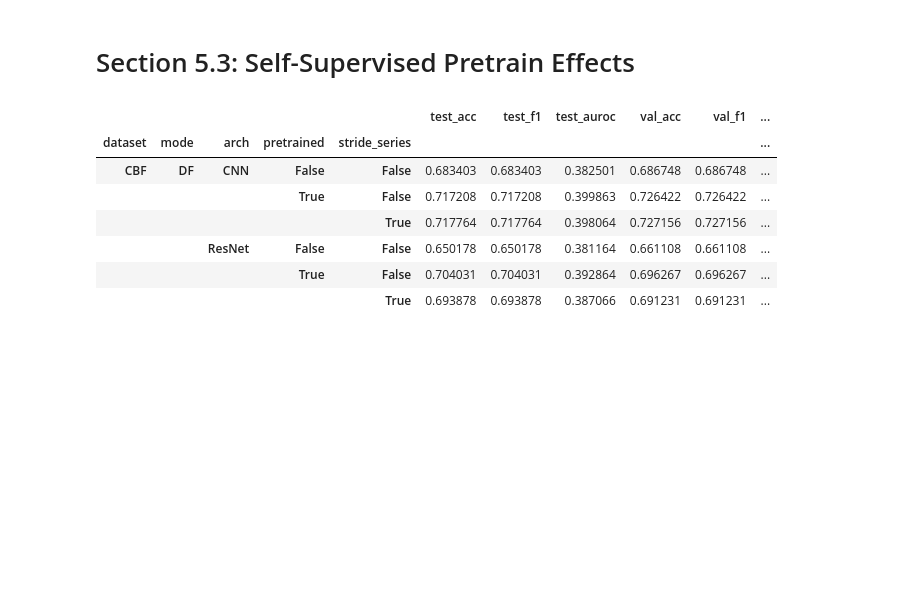
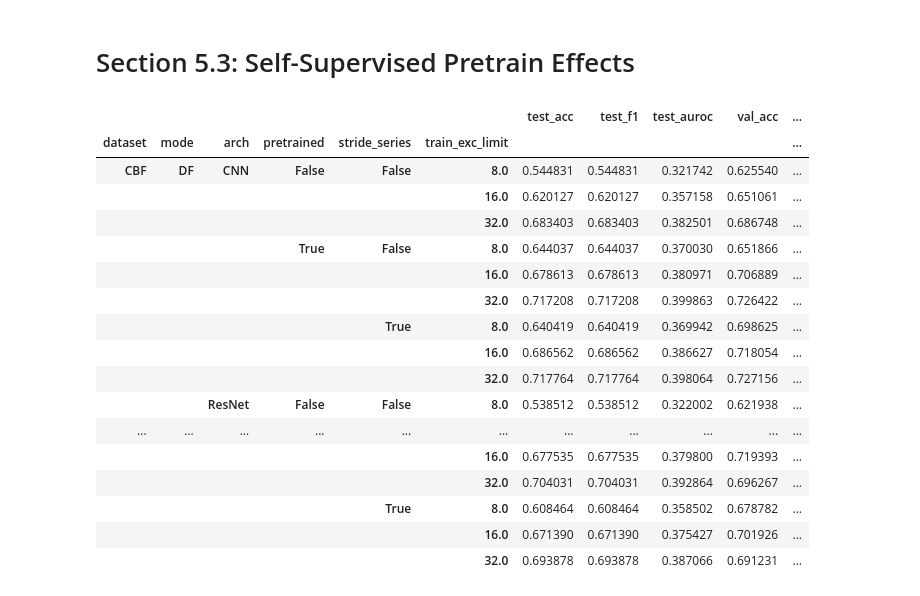
Before and after one commit to mbisan/s3ts, a Jupyter notebook: figures.ipynb, the cells around one changed output. Saved outputs shown, nothing was run; the diff lists cells and outputs as text; code cells hidden in the pictures; blank space fills up the shorter version.

```diff
--- a/figures.ipynb
+++ b/figures.ipynb
@@ -17,6 +17,7 @@ folder = Path("storage/synced")
 # load all csv files in the folder using pandas
 df = pd.concat([pd.read_csv(f) for f in folder.glob("*.csv")])
 df["stride_series"].replace(np.NaN, False, inplace=True)
+df['train_exc_limit'].replace(np.NaN, 0, inplace=True)
 df["pretrained"].replace(np.NaN, False, inplace=True)
 df["cv_rep"].replace(np.NaN, False, inplace=True)
 df["eq_wdw_length"] = df["window_length"]*df["window_time_stride"]
@@ -39,11 +40,11 @@ df
 # check for duplicate entries
 file_entries = len(df)
 df = df.groupby(['mode', 'arch', 'dataset', 'pretrain_mode', 'window_length', "stride_series",
-                 'window_time_stride', 'window_patt_stride', 'pretrained', "cv_rep"]).first().reset_index()
+                 'window_time_stride', 'window_patt_stride', 'train_exc_limit', 'pretrained', "cv_rep"]).first().reset_index()
 unique_entries = len(df)
 print(f"{file_entries - unique_entries} duplicate entries removed")
 # df = df.groupby(['mode', 'arch', 'dataset', 'pretrain_mode', 'window_length', "stride_series",
-#                  'window_time_stride', 'window_patt_stride', 'pretrained', "cv_rep"]).count()
+#                  'window_time_stride', 'window_patt_stride', 'train_exc_limit', 'pretrained', "cv_rep"]).count()
 # df[df["val_size"] > 1]
 # %% [output]
 0 duplicate entries removed
@@ -205,15 +208,25 @@ data = data[data["window_patt_stride"] == 1]
 
 data = data[data["dataset"] == "CBF"]
 # %%
-data.groupby(["dataset", "mode", "arch", "pretrained", "stride_series"])[cols].mean()
+data.groupby(["dataset", "mode", "arch", "pretrained", "stride_series", 'train_exc_limit'])[cols].mean()
 # %% [output]
-|  |  |  |  |  | test_acc | test_f1 | test_auroc | val_acc | val_f1 | ... |
-| dataset | mode | arch | pretrained | stride_series |  |  |  |  |  | ... |
-| CBF | DF | CNN | False | False | 0.683403 | 0.683403 | 0.382501 | 0.686748 | 0.686748 | ... |
-|  |  |  | True | False | 0.717208 | 0.717208 | 0.399863 | 0.726422 | 0.726422 | ... |
-|  |  |  |  | True | 0.717764 | 0.717764 | 0.398064 | 0.727156 | 0.727156 | ... |
-|  |  | ResNet | False | False | 0.650178 | 0.650178 | 0.381164 | 0.661108 | 0.661108 | ... |
-|  |  |  | True | False | 0.704031 | 0.704031 | 0.392864 | 0.696267 | 0.696267 | ... |
-|  |  |  |  | True | 0.693878 | 0.693878 | 0.387066 | 0.691231 | 0.691231 | ... |
+|  |  |  |  |  |  | test_acc | test_f1 | test_auroc | val_acc | ... |
+| dataset | mode | arch | pretrained | stride_series | train_exc_limit |  |  |  |  | ... |
+| CBF | DF | CNN | False | False | 8.0 | 0.544831 | 0.544831 | 0.321742 | 0.625540 | ... |
+|  |  |  |  |  | 16.0 | 0.620127 | 0.620127 | 0.357158 | 0.651061 | ... |
+|  |  |  |  |  | 32.0 | 0.683403 | 0.683403 | 0.382501 | 0.686748 | ... |
+|  |  |  | True | False | 8.0 | 0.644037 | 0.644037 | 0.370030 | 0.651866 | ... |
+|  |  |  |  |  | 16.0 | 0.678613 | 0.678613 | 0.380971 | 0.706889 | ... |
+|  |  |  |  |  | 32.0 | 0.717208 | 0.717208 | 0.399863 | 0.726422 | ... |
+|  |  |  |  | True | 8.0 | 0.640419 | 0.640419 | 0.369942 | 0.698625 | ... |
+|  |  |  |  |  | 16.0 | 0.686562 | 0.686562 | 0.386627 | 0.718054 | ... |
+|  |  |  |  |  | 32.0 | 0.717764 | 0.717764 | 0.398064 | 0.727156 | ... |
+|  |  | ResNet | False | False | 8.0 | 0.538512 | 0.538512 | 0.322002 | 0.621938 | ... |
+| ... | ... | ... | ... | ... | ... | ... | ... | ... | ... | ... |
+|  |  |  |  |  | 16.0 | 0.677535 | 0.677535 | 0.379800 | 0.719393 | ... |
+|  |  |  |  |  | 32.0 | 0.704031 | 0.704031 | 0.392864 | 0.696267 | ... |
+|  |  |  |  | True | 8.0 | 0.608464 | 0.608464 | 0.358502 | 0.678782 | ... |
+|  |  |  |  |  | 16.0 | 0.671390 | 0.671390 | 0.375427 | 0.701926 | ... |
+|  |  |  |  |  | 32.0 | 0.693878 | 0.693878 | 0.387066 | 0.691231 | ... |
 # %%
 # Generate a plot
```
Also changed, not shown: parts of 8 cells of this notebook, 13 other files.
